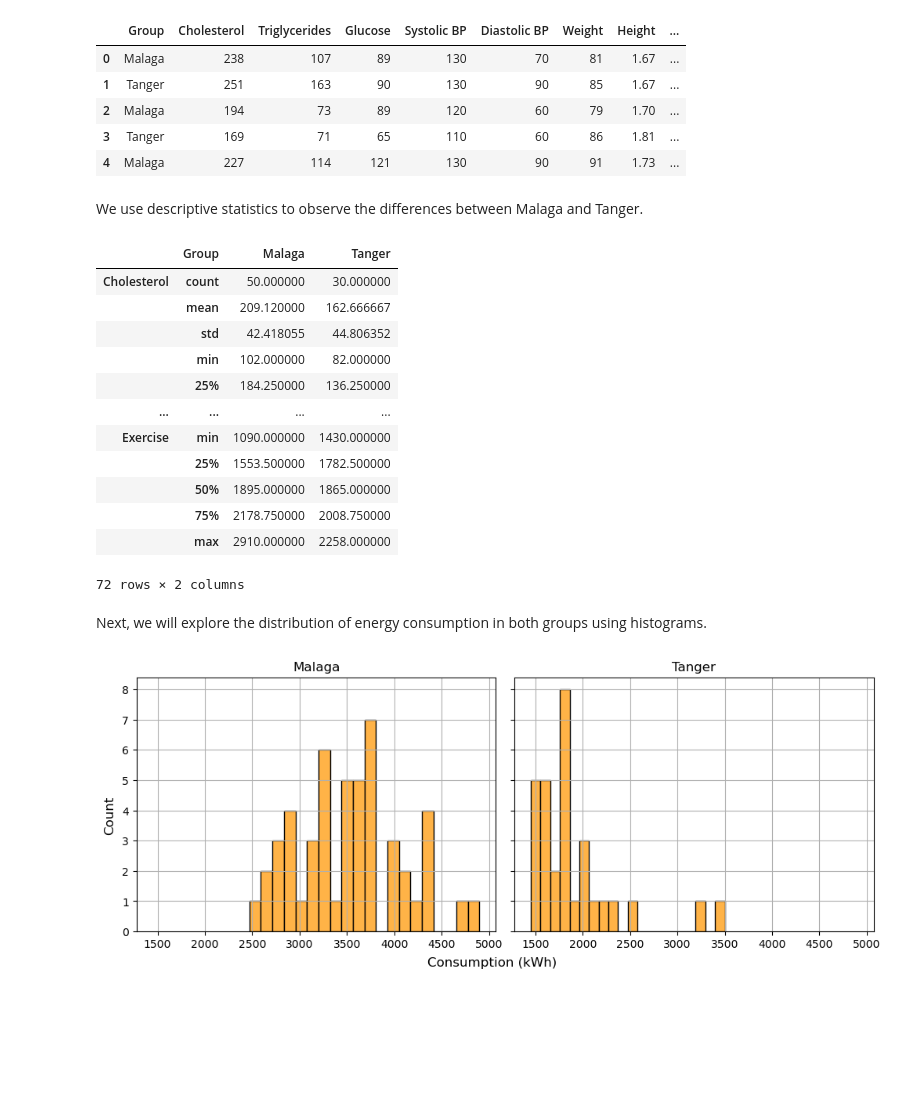
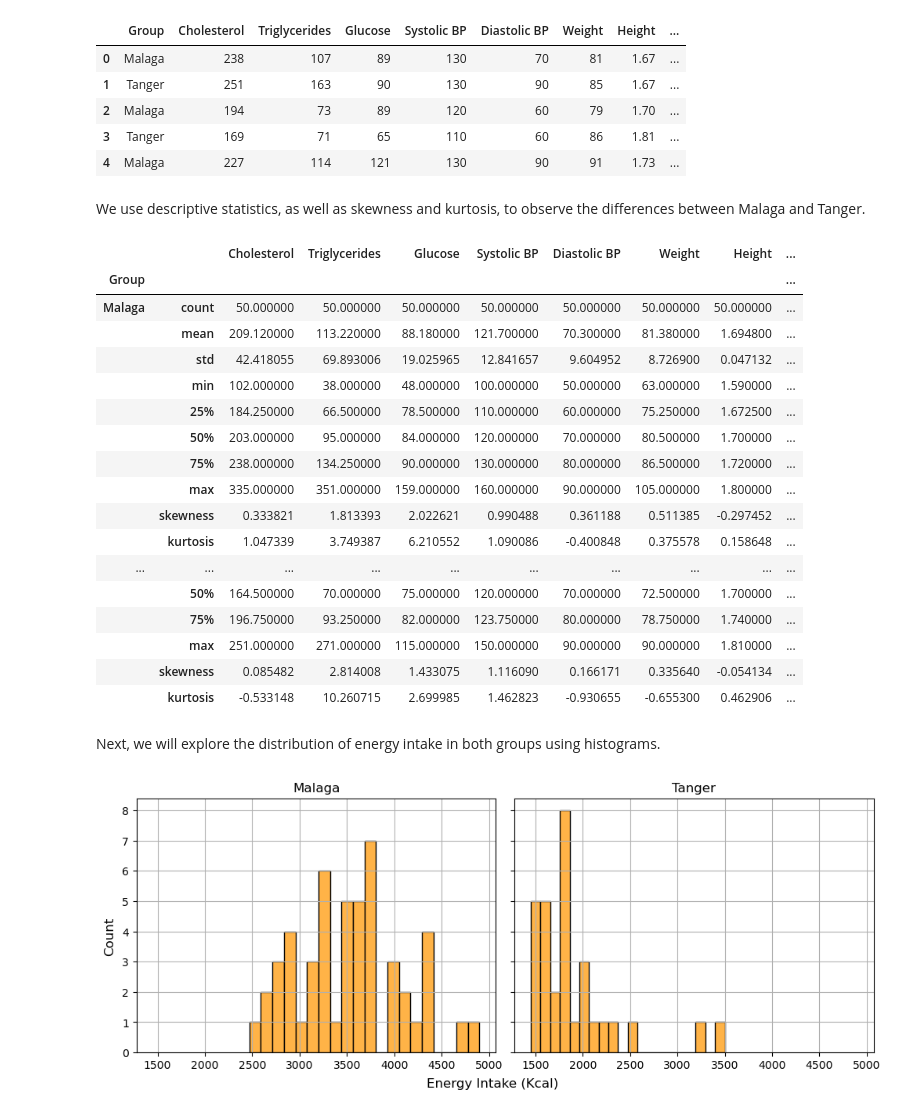
Before and after one commit to criss-bassu/Statistics_Trends, a Jupyter notebook: StatisticsAndTrends.ipynb, the cells around one changed output. Cells and saved outputs as stored; diff of their text form; code cells hidden in the pictures; blank space fills up the shorter version.

Commit message:
Skewness and kurtosis added

```diff
--- a/StatisticsAndTrends.ipynb
+++ b/StatisticsAndTrends.ipynb
@@ -19,27 +19,47 @@ df.head()
 | 3 | Tanger | 169 | 71 | 65 | 110 | 60 | 86 | 1.81 | ... |
 | 4 | Malaga | 227 | 114 | 121 | 130 | 90 | 91 | 1.73 | ... |
 # %% [markdown]
-We use descriptive statistics to observe the differences between Malaga and Tanger.
+We use descriptive statistics, as well as skewness and kurtosis, to observe the differences between Malaga and Tanger.
 # %%
-df_group = df.groupby('Group')
-dg = df_group.describe().T # Transposed
-dg
+# We create an extended version of the describe function in order to add the skewness and the kurtosis
+def describe_extended(data):
+    skewness = data.skew() # Calculates the skewness of each column
+    kurtosis = data.kurtosis() # Calculates the kurtosis of each column
+
+    # Transposes the DataFrames for 'skewness' and 'kurtosis', converting columns into rows
+    # Renames the index of the first row to identify each metric
+    skewness_df = pd.DataFrame(skewness).T.rename(index = {0: 'skewness'})
+    kurtosis_df = pd.DataFrame(kurtosis).T.rename(index = {0: 'kurtosis'})
+
+    # Concatenates the new DatFrames to 'describe'
+    return pd.concat([data.describe(), skewness_df, kurtosis_df])
-# %% [output]
-|  | Group | Malaga | Tanger |
-| Cholesterol | count | 50.000000 | 30.000000 |
-|  | mean | 209.120000 | 162.666667 |
-|  | std | 42.418055 | 44.806352 |
-|  | min | 102.000000 | 82.000000 |
-|  | 25% | 184.250000 | 136.250000 |
-| ... | ... | ... | ... |
-| Exercise | min | 1090.000000 | 1430.000000 |
-|  | 25% | 1553.500000 | 1782.500000 |
-|  | 50% | 1895.000000 | 1865.000000 |
-|  | 75% | 2178.750000 | 2008.750000 |
-|  | max | 2910.000000 | 2258.000000 |
-72 rows × 2 columns
+# %%
+df_group = df.groupby('Group')
+
+# Applies the function to each group
+dg = df_group.apply(describe_extended)
+dg
+# %% [output]
+|  |  | Cholesterol | Triglycerides | Glucose | Systolic BP | Diastolic BP | Weight | Height | ... |
+| Group |  |  |  |  |  |  |  |  | ... |
+| Malaga | count | 50.000000 | 50.000000 | 50.000000 | 50.000000 | 50.000000 | 50.000000 | 50.000000 | ... |
+|  | mean | 209.120000 | 113.220000 | 88.180000 | 121.700000 | 70.300000 | 81.380000 | 1.694800 | ... |
+|  | std | 42.418055 | 69.893006 | 19.025965 | 12.841657 | 9.604952 | 8.726900 | 0.047132 | ... |
+|  | min | 102.000000 | 38.000000 | 48.000000 | 100.000000 | 50.000000 | 63.000000 | 1.590000 | ... |
+|  | 25% | 184.250000 | 66.500000 | 78.500000 | 110.000000 | 60.000000 | 75.250000 | 1.672500 | ... |
+|  | 50% | 203.000000 | 95.000000 | 84.000000 | 120.000000 | 70.000000 | 80.500000 | 1.700000 | ... |
+|  | 75% | 238.000000 | 134.250000 | 90.000000 | 130.000000 | 80.000000 | 86.500000 | 1.720000 | ... |
+|  | max | 335.000000 | 351.000000 | 159.000000 | 160.000000 | 90.000000 | 105.000000 | 1.800000 | ... |
+|  | skewness | 0.333821 | 1.813393 | 2.022621 | 0.990488 | 0.361188 | 0.511385 | -0.297452 | ... |
+|  | kurtosis | 1.047339 | 3.749387 | 6.210552 | 1.090086 | -0.400848 | 0.375578 | 0.158648 | ... |
+| ... | ... | ... | ... | ... | ... | ... | ... | ... | ... |
+|  | 50% | 164.500000 | 70.000000 | 75.000000 | 120.000000 | 70.000000 | 72.500000 | 1.700000 | ... |
+|  | 75% | 196.750000 | 93.250000 | 82.000000 | 123.750000 | 80.000000 | 78.750000 | 1.740000 | ... |
+|  | max | 251.000000 | 271.000000 | 115.000000 | 150.000000 | 90.000000 | 90.000000 | 1.810000 | ... |
+|  | skewness | 0.085482 | 2.814008 | 1.433075 | 1.116090 | 0.166171 | 0.335640 | -0.054134 | ... |
+|  | kurtosis | -0.533148 | 10.260715 | 2.699985 | 1.462823 | -0.930655 | -0.655300 | 0.462906 | ... |
 # %% [markdown]
-Next, we will explore the distribution of energy consumption in both groups using histograms.
+Next, we will explore the distribution of energy intake in both groups using histograms.
 # %%
 def plot_histogram(df, groups):
     # Creates two plots, next to each other, that share both axes
```
Also changed, not shown: parts of 11 cells of this notebook.
